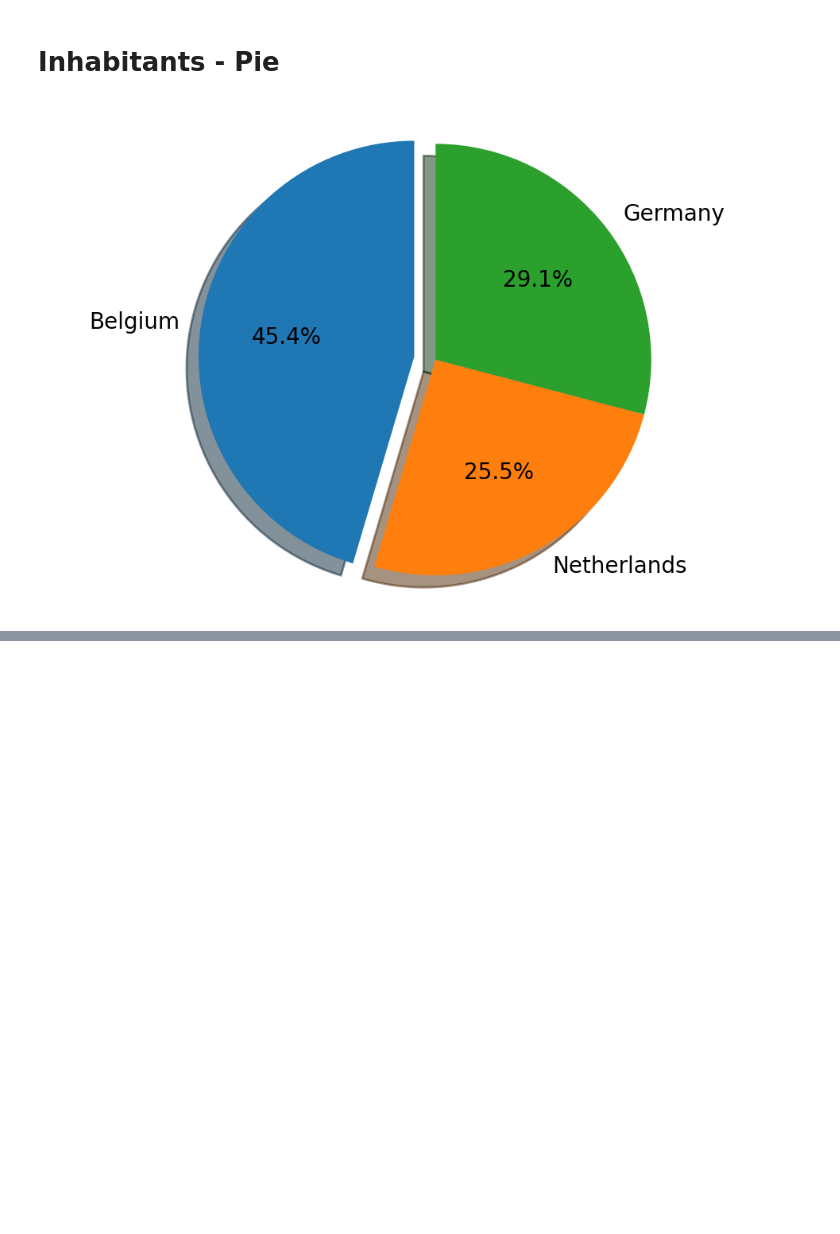
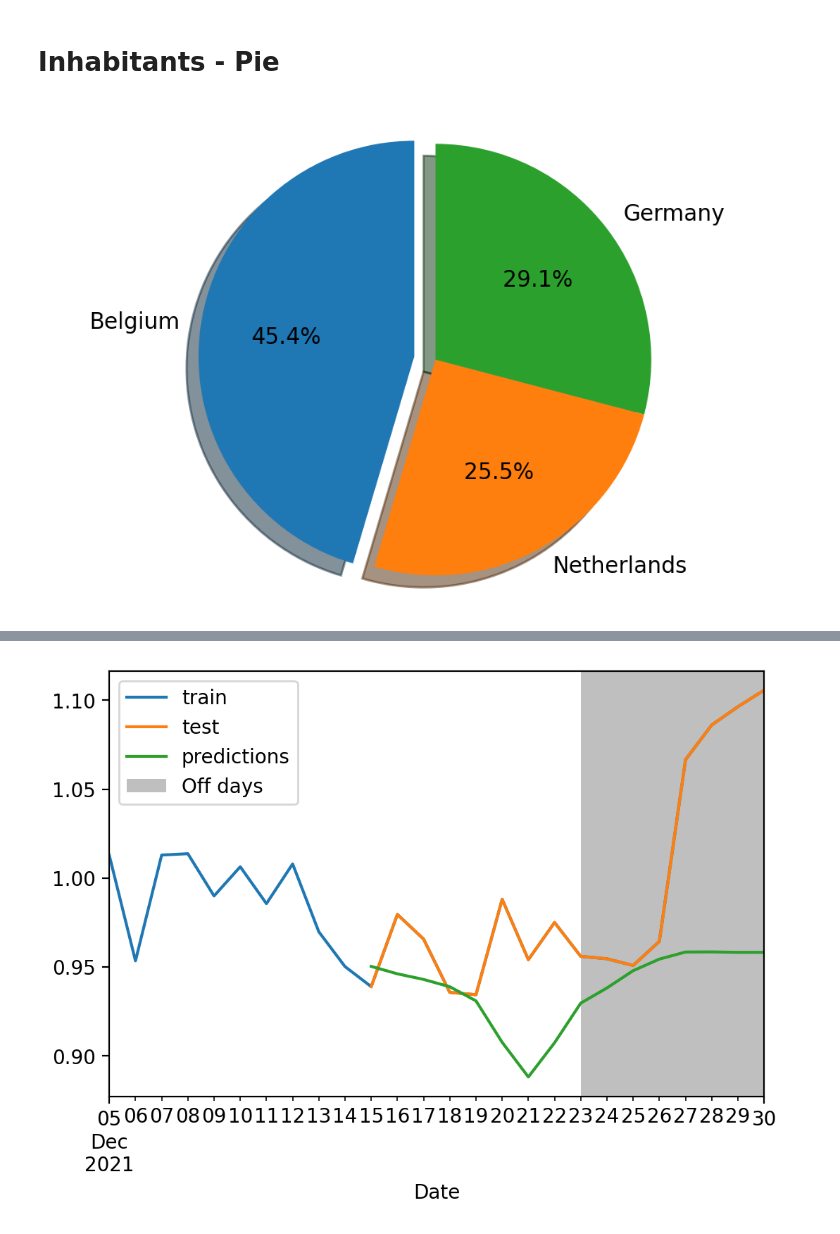
Before and after one commit to GruenerT/DS2_EMR_CoViD_eval, a Jupyter notebook: Seminar_Snippets.ipynb, the cells around one changed output, grey strips where cells are left out. Drawn from its saved outputs; the diff is of its cells as text; code cells hidden in the pictures; blank space fills up the shorter version.

Commit message:
windowed forecasting

```diff
--- a/Seminar_Snippets.ipynb
+++ b/Seminar_Snippets.ipynb
@@ -94,0 +126,89 @@ plt.show()
+# %%
+params = {'learning_rate': 0.075,
+ 'max_depth': 3,
+ 'min_samples_leaf': 10,
+ 'min_samples_split': 2,
+ 'n_estimators': 80,
+ 'subsample': 0.85
+ }
+# %%
+def retRcfIdx(arr, idx):
+    if len(arr) > idx:
+        return arr[idx]
+    else:
+        return 0
+
+def rcf(df, start, end, settings, params = {'learning_rate': 0.075, 'max_depth': 3, 'min_samples_leaf': 10, 'min_samples_split': 2, 'n_estimators': 80, 'subsample': 0.85 }, refDf=None, visualize=True, visualWindow=20):
+    startDate = dt.strptime(start,"%Y-%m-%d")
+    endDate = dt.strptime(end,"%Y-%m-%d")
+    delta = timedelta(days=visualWindow)
+    oneDay = timedelta(days=1)
+
+    rec_fk_df = df.copy()
+
+    rec_fk_df = rec_fk_df.loc[:,['NDRC_Sliding_Window','OffDayFactor', 'OffDay']]
+
+    lookback_window = 7
+
+    for i in range(lookback_window):
+        rec_fk_df['NDRC_'+str(i)] = rec_fk_df['NDRC_Sliding_Window'].rolling(lookback_window, min_periods=1).apply(lambda x: retRcfIdx(x, i))
+
+    train, test, train2 = rec_fk_df[:startDate-oneDay] , rec_fk_df[startDate:endDate], rec_fk_df[endDate+oneDay:]
+
+    train= train.append(train2)
+
+    X_train, y_train = train.drop('NDRC_Sliding_Window', axis=1), train.loc[:,'NDRC_Sliding_Window']
+    X_test, y_test = test.drop('NDRC_Sliding_Window', axis=1) , test.loc[:,'NDRC_Sliding_Window']
+
+    gbr = GradientBoostingRegressor( random_state=0, **params)
+
+
+
+    gbr.fit(X_train, y_train)
+    # gbr.score(X_test, y_test) # R2
+
+    predictions = test.copy()
+    # NDRC_yest = predictions['NDRC_SW_Yesterday'][0]
+    predictions.NDRC_Sliding_Window = np.NAN
+    predictions.NDRC_SW_Yesterday = np.NAN
+
+    ndrcs = []
+
+
+    for i in range(lookback_window):
+        ndrcs.append(0)
+
+    for i in range(lookback_window):
+        idx = (i+1) *-1
+        ndrcs[idx] = y_train[idx]
+
+
+    for idx, row in predictions.iterrows():
+        # predictions.loc[predictions.index == idx,'NDRC_SW_Yesterday'] = NDRC_yest
+        training_columns = ['OffDayFactor', 'OffDay']
+        inRow = predictions.loc[predictions.index == idx, training_columns]#.append(pd.Series(ndrcs),ignore_index=True)
+        for i in range(lookback_window):
+            inRow['NDRC_'+ str(i)] = ndrcs[i]
+        inRow = np.array(inRow).reshape(1,-1)
+        predictions.loc[predictions.index == idx,'NDRC_Sliding_Window'] = NDRC_yest = gbr.predict(inRow)
+        ndrcs.pop(0)
+        ndrcs.append(NDRC_yest)
+
+    if visualize:
+        fig, ax = plt.subplots()
+        timeframe_start = startDate - delta
+        timeframe_end = endDate + delta
+        train[timeframe_start : timeframe_end].append(test).NDRC_Sliding_Window.plot(ax=ax, label='train')
+        test.NDRC_Sliding_Window.plot(ax=ax, label='test')
+        predictions.NDRC_Sliding_Window.plot(ax=ax, label='predictions')
+        if refDf is not None:
+            refDfC = refDf.copy()
+            mask = (refDfC.Date > timeframe_start) & (refDfC.Date < timeframe_end)
+            addDayOffStreaks(refDfC.loc[mask], ax = ax, streakLabel='Off days')
+        ax.legend()
+
+    return predictions
+
+_ = rcf(nl_off_dfs[10],'2021-12-15','2021-12-31', settings, params=params, refDf=nl_ref_df, visualWindow=10)
+# %% [output]
+[figure, added]
```
Also changed, not shown: parts of 3 cells of this notebook.
